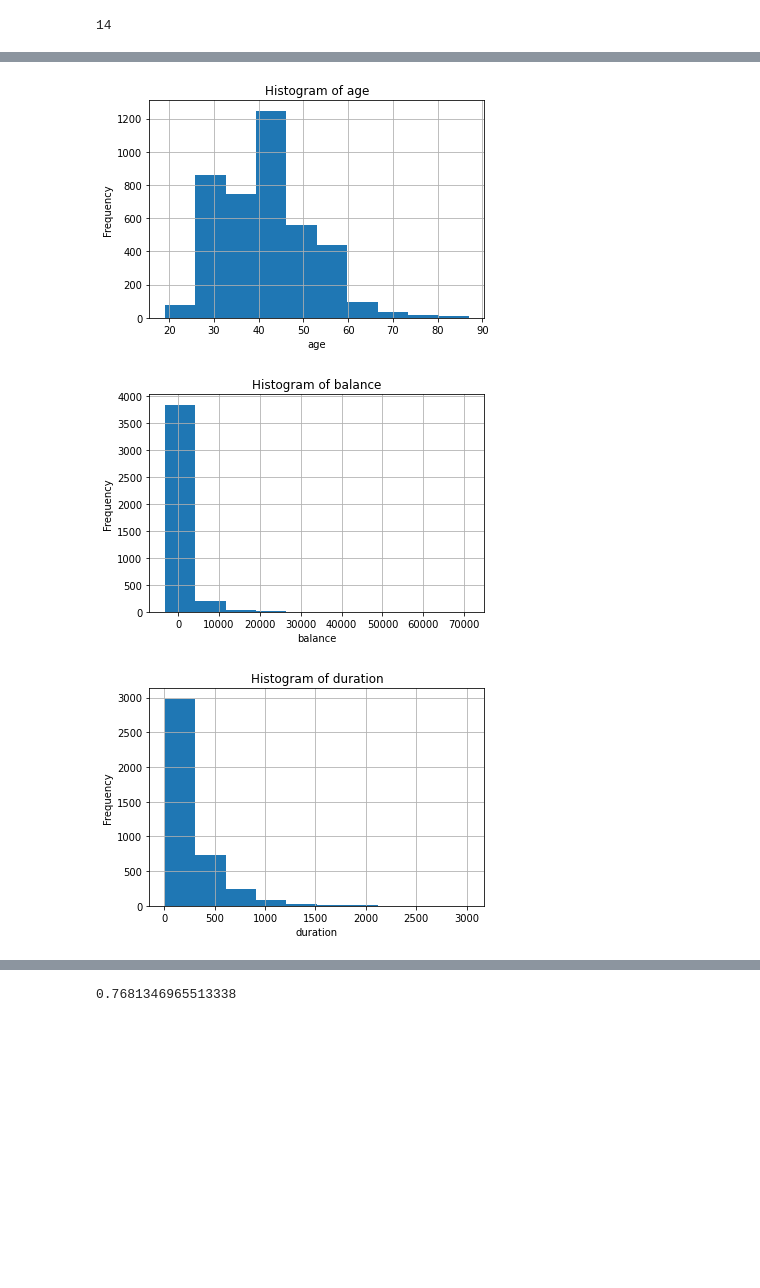
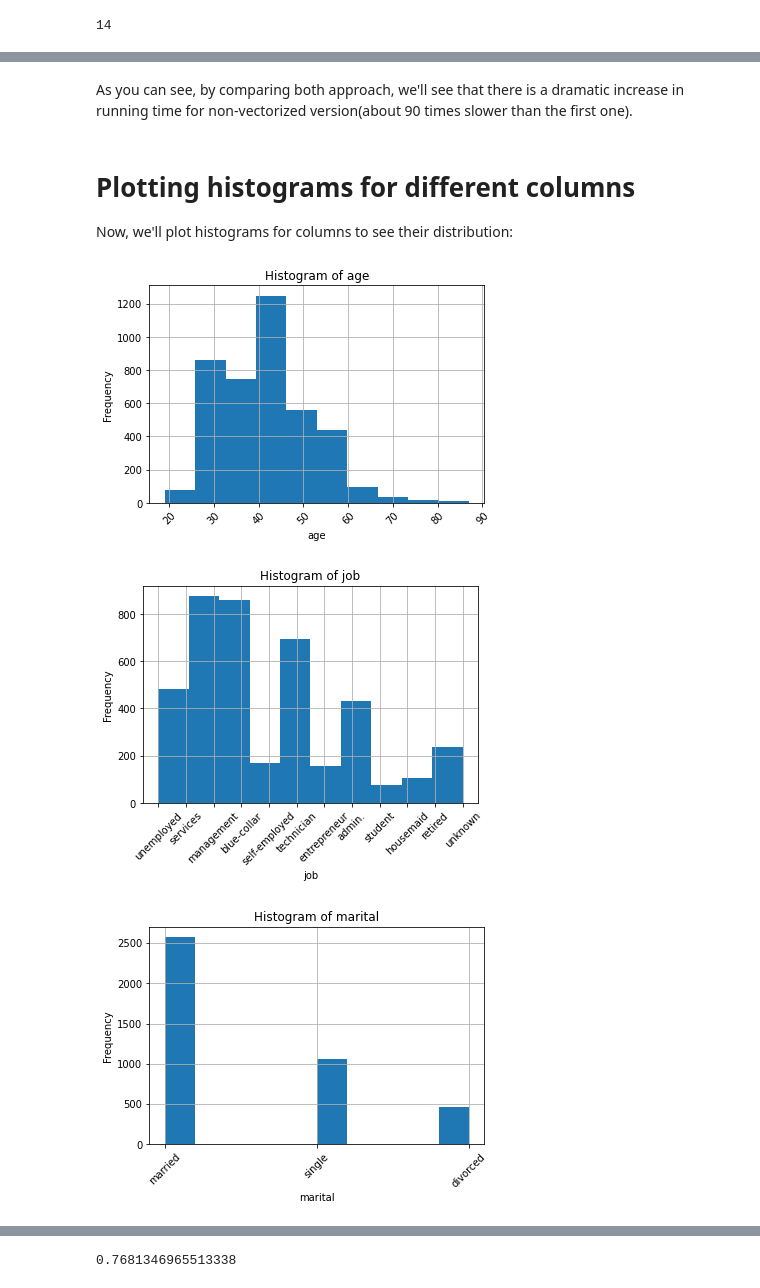
Before and after one commit to tahafkh/AI, a Jupyter notebook: CA0/CA0.ipynb, the cells around one changed output, grey strips where cells are left out. Saved outputs shown, nothing was run; the diff lists cells and outputs as text; code cells hidden in the pictures; blank space fills up the shorter version.

```diff
--- a/CA0/CA0.ipynb
+++ b/CA0/CA0.ipynb
@@ -197,12 +246,17 @@ Calculated mean = 950.7017237980879 in 0.08100676536560059 seconds
+# %% [markdown]
+As you can see, by comparing both approach, we'll see that there is a dramatic increase in running time for non-vectorized version(about 90 times slower than the first one).
+# %% [markdown]
+# Plotting histograms for different columns
+Now, we'll plot histograms for columns to see their distribution:
 # %%
 for column in bank:
-    if is_numeric_dtype(bank[column]):
-        plt.figure()
-        plt.title('Histogram of {}'.format(column))
-        plt.xlabel(column)
-        plt.ylabel('Frequency')
-        bank[column].hist()
+    plt.figure()
+    plt.title('Histogram of {}'.format(column))
+    plt.xticks(rotation = 45)
+    plt.xlabel(column)
+    plt.ylabel('Frequency')
+    bank[column].hist()
 # %% [output]
-[figure, old version]
+[figure, new version]
-[figure, old version]
+[figure, new version]
-[figure, old version]
+[figure, new version]
```
Also changed, not shown: parts of 38 cells of this notebook, 1 other file.
